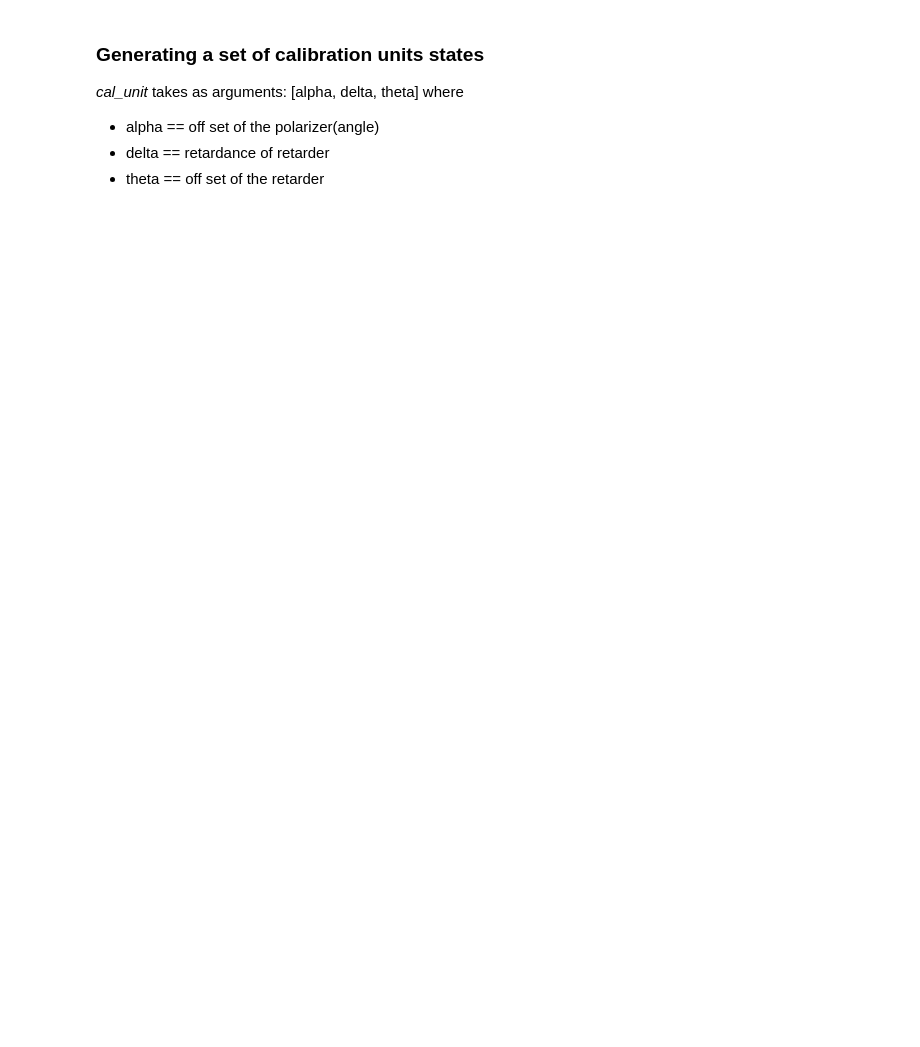
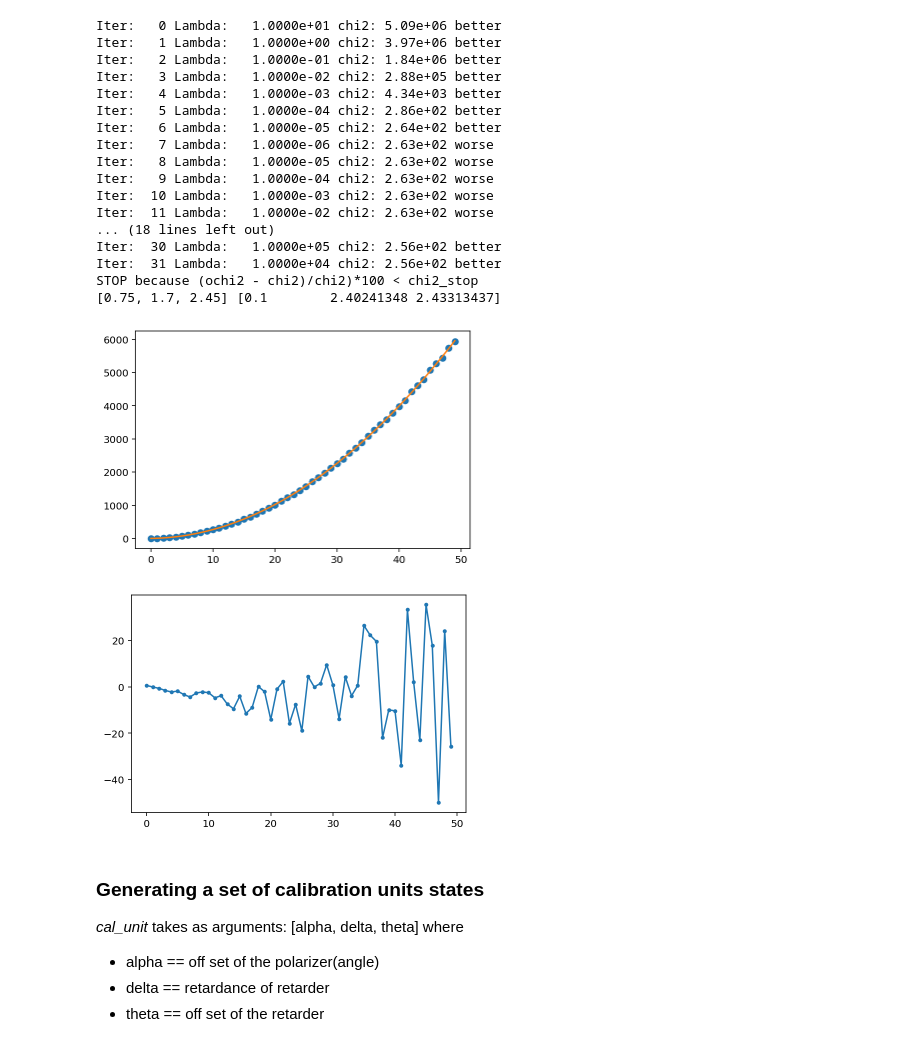
Before and after one commit to vivivum/SPGPylibs, a Jupyter notebook: SPGPylibs/PHItools/polcal_py/polcal_phi.ipynb, the cells around one changed output. Saved outputs shown, nothing was run; the diff lists cells and outputs as text; code cells hidden in the pictures; blank space fills up the shorter version.

```diff
--- a/SPGPylibs/PHItools/polcal_py/polcal_phi.ipynb
+++ b/SPGPylibs/PHItools/polcal_py/polcal_phi.ipynb
@@ -6,6 +6,28 @@ warnings.filterwarnings('ignore')
 import polcal_lib as pln
 import numpy as np
 from matplotlib import pyplot as plt
+# %%
+pln.lm_test(njacobian=False,limits = np.array([[0,0.1,0.3],[1,1.4,4.3]]))
+# %% [output]
+Iter:   0 Lambda:   1.0000e+01 chi2: 5.09e+06 better
+Iter:   1 Lambda:   1.0000e+00 chi2: 3.97e+06 better
+Iter:   2 Lambda:   1.0000e-01 chi2: 1.84e+06 better
+Iter:   3 Lambda:   1.0000e-02 chi2: 2.88e+05 better
+Iter:   4 Lambda:   1.0000e-03 chi2: 4.34e+03 better
+Iter:   5 Lambda:   1.0000e-04 chi2: 2.86e+02 better
+Iter:   6 Lambda:   1.0000e-05 chi2: 2.64e+02 better
+Iter:   7 Lambda:   1.0000e-06 chi2: 2.63e+02 worse
+Iter:   8 Lambda:   1.0000e-05 chi2: 2.63e+02 worse
+Iter:   9 Lambda:   1.0000e-04 chi2: 2.63e+02 worse
+Iter:  10 Lambda:   1.0000e-03 chi2: 2.63e+02 worse
+Iter:  11 Lambda:   1.0000e-02 chi2: 2.63e+02 worse
+... (18 lines left out)
+Iter:  30 Lambda:   1.0000e+05 chi2: 2.56e+02 better
+Iter:  31 Lambda:   1.0000e+04 chi2: 2.56e+02 better
+STOP because (ochi2 - chi2)/chi2)*100 < chi2_stop
+[0.75, 1.7, 2.45] [0.1        2.40241348 2.43313437]
+[figure, added]
+[figure, added]
 # %% [markdown]
 ### Generating a set of calibration units states
 *cal_unit* takes as arguments: [alpha, delta, theta] where
```
Also changed, not shown: parts of 10 cells of this notebook, 4 other files.
